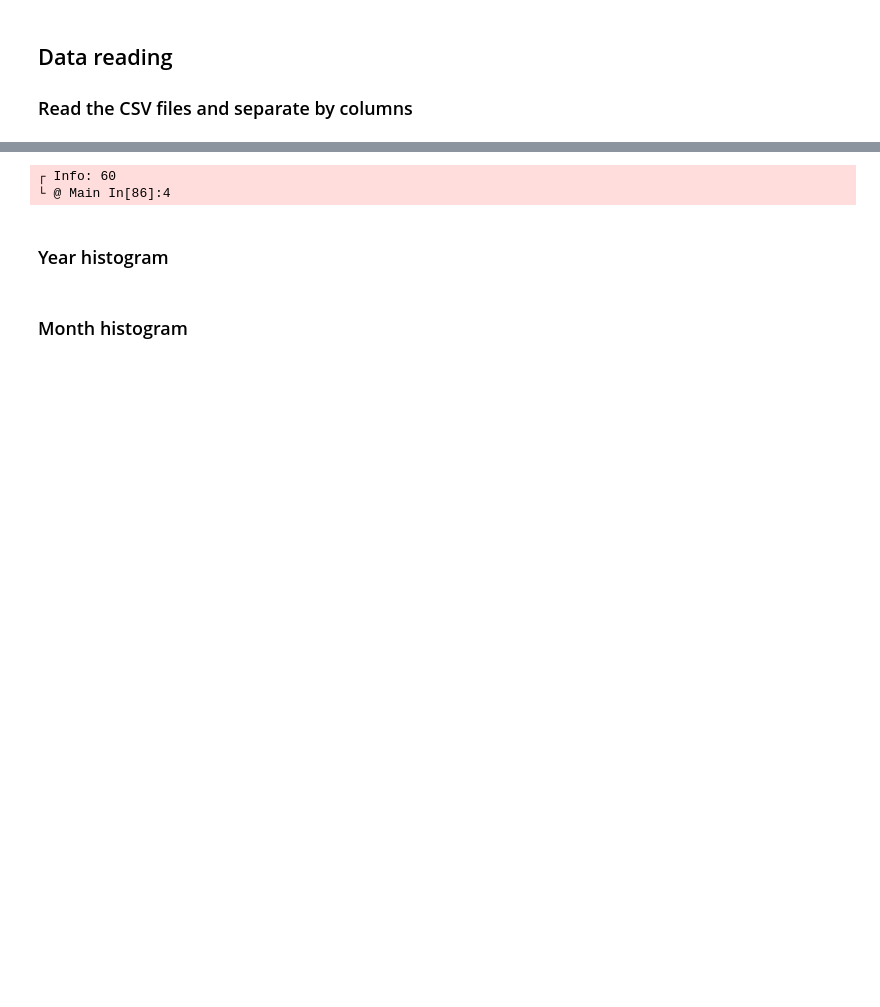
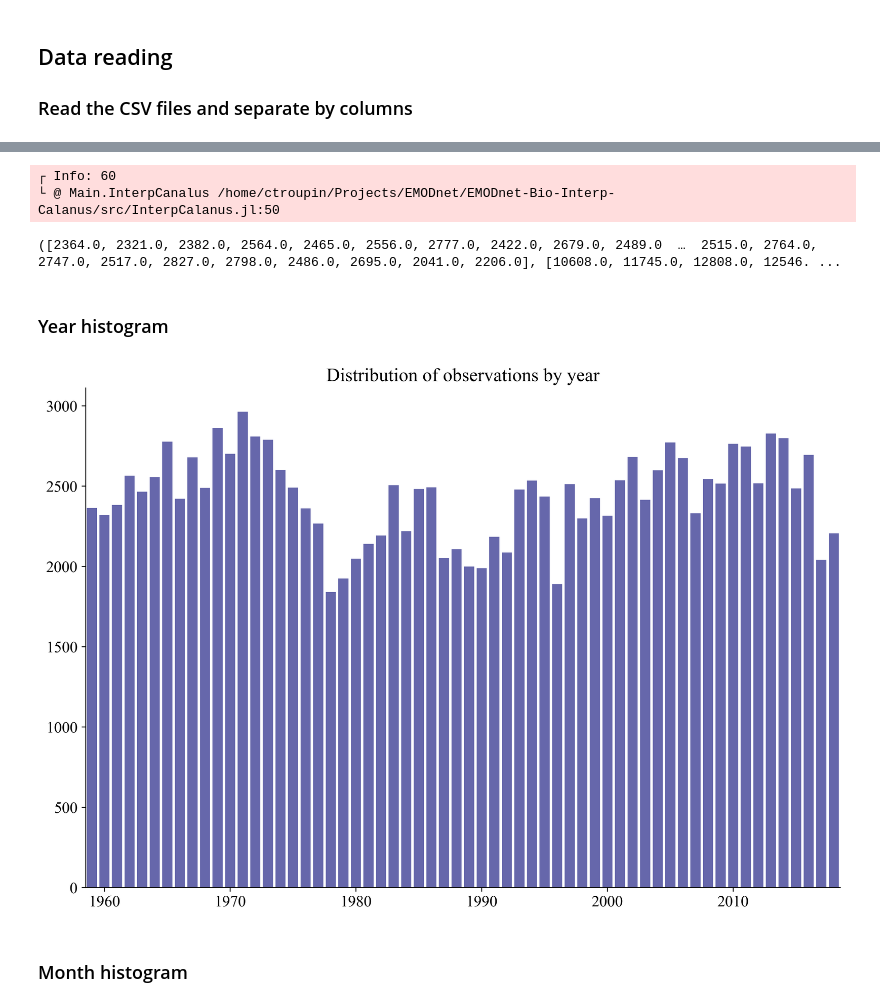
Before and after one commit to EMODnet/EMODnet-Biology-Interpolation-Calanus, a Jupyter notebook: analysis/data_plots_Calanus.ipynb, the cells around one changed output, grey strips where cells are left out. Drawn from its saved outputs; the diff is of its cells as text; code cells hidden in the pictures; blank space fills up the shorter version.

```diff
--- a/analysis/data_plots_Calanus.ipynb
+++ b/analysis/data_plots_Calanus.ipynb
@@ -34,7 +38,6 @@ mycolor2 = "#456A30" # Green treetop
 dom = [-20.5, 11.75, 41.25, 67.]
 mainproj = ccrs.Mercator(central_longitude=0.5*(dom[1] + dom[2]),
     min_latitude=dom[3], max_latitude=dom[4])
-mainproj = ccrs.ep
 datacrs = ccrs.PlateCarree();
 # %% [markdown]
 ### 1.2 Files and directories
@@ -80,0 +84,5 @@ size(b) = (65, 52)
+# %%
+fig = plt.figure(figsize=(12, 12))
+ax = plt.subplot(111, projection=mainproj)
+pcm = ax.pcolor(bbx, bby, b, transform=datacrs)
+plt.savefig("/home/ctroupin/test2d.jpg")
@@ -82,7 +95,7 @@ size(b) = (65, 52)
 if makeplot
     fig = plt.figure(figsize=(12, 12))
     ax = plt.subplot(111, projection=mainproj)
-    pcm = ax.pcolormesh(bx, by, b', vmin=0., cmap=PyPlot.cm.gist_earth, transform=datacrs);
+    pcm = ax.pcolormesh(bbx, bby, b, vmin=0., cmap=plt.cm.gist_earth, transform=datacrs)
     ax.add_feature(coast, facecolor="#363636", edgecolor="k", zorder=5)
 
     gl = ax.gridlines(crs=ccrs.PlateCarree(), draw_labels=true,
@@ -175,20 +159,27 @@ count_years_months (generic function with 1 method)
 # %%
-yearcount, monthcount = count_years_months(year, month);
+yearcount, monthcount = InterpCanalus.count_years_months(dates)
 # %% [output]
 ┌ Info: 60
-└ @ Main In[86]:4
+└ @ Main.InterpCanalus /home/ctroupin/Projects/EMODnet/EMODnet-Bio-Interp-Calanus/src/InterpCalanus.jl:50
+([2364.0, 2321.0, 2382.0, 2564.0, 2465.0, 2556.0, 2777.0, 2422.0, 2679.0, 2489.0  …  2515.0, 2764.0, 2747.0, 2517.0, 2827.0, 2798.0, 2486.0, 2695.0, 2041.0, 2206.0], [10608.0, 11745.0, 12808.0, 12546. ...
 # %% [markdown]
 ### Year histogram
 # %%
 if makeplot
-
+    years = Dates.year.(dates)
     fig = plt.figure(figsize=(12, 8))
     ax = plt.subplot(111)
-    plt.bar(minimum(year):maximum(year), yearcount, color=mycolor)
+    plt.bar(minimum(years):maximum(years), yearcount, color=mycolor)
+    ax.set_xlim(minimum(years) - 0.5, maximum(years) + 0.5)
+    ax.set_title("Distribution of observations by year")
+    ax.spines["top"].set_visible(false)
+    ax.spines["right"].set_visible(false)
     plt.savefig(joinpath(figdir, "time_histogram_year"), dpi=300, bbox_inches="tight")
-    # plt.show()
+    plt.show()
     plt.close()
 end
+# %% [output]
+[figure, added]
 # %% [markdown]
 ### Month histogram
 # %%
```
Also changed, not shown: parts of 12 cells of this notebook, 7 other files.
